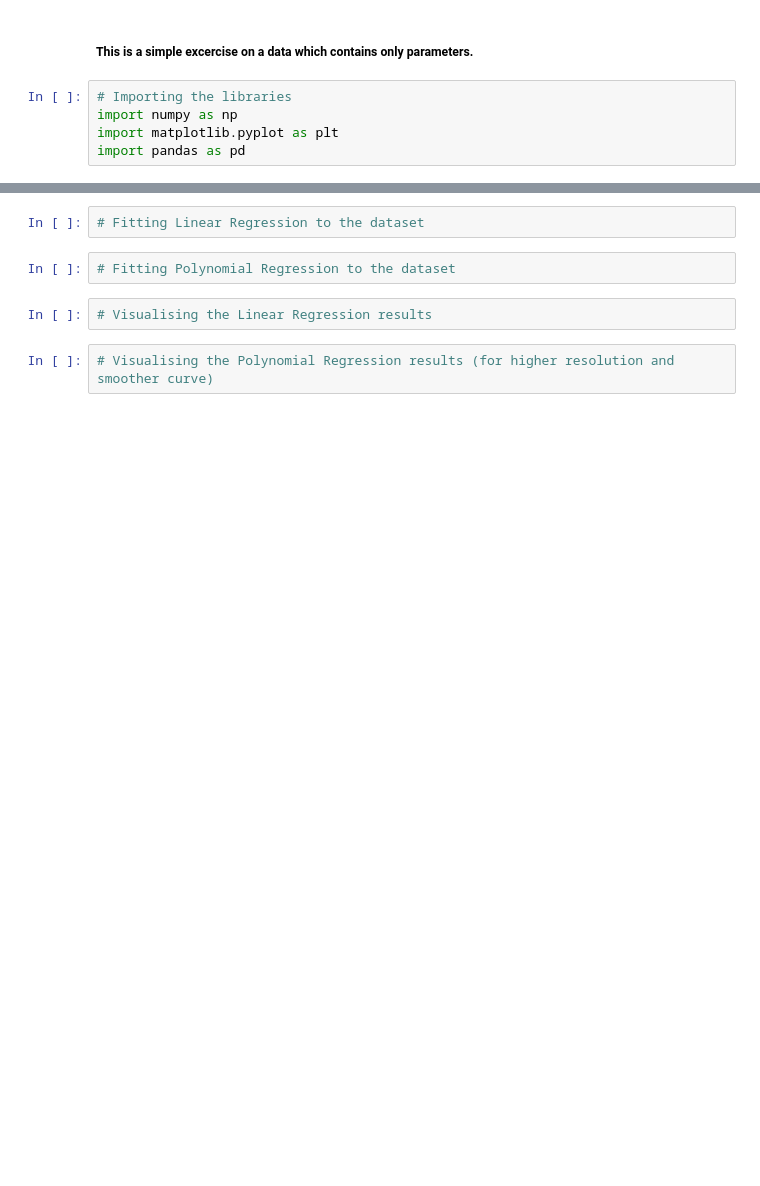
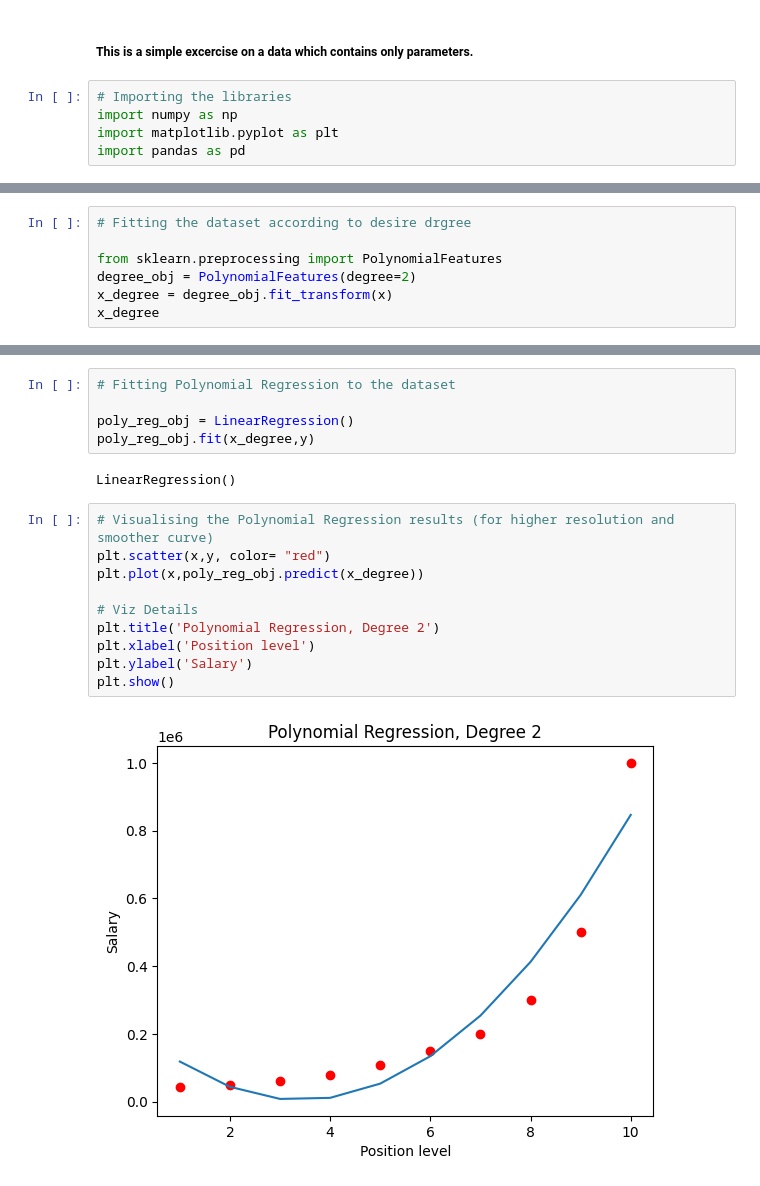
Before and after one commit to Manash-git/ML-Learn, a Jupyter notebook: polynomial_regr/ploynomial_regression.ipynb, the cells around one changed output, grey strips where cells are left out. Drawn from its saved outputs; the diff is of its cells as text; blank space fills up the shorter version.

```diff
--- a/polynomial_regr/ploynomial_regression.ipynb
+++ b/polynomial_regr/ploynomial_regression.ipynb
@@ -9,0 +75,7 @@ import pandas as pd
+# %%
+# Fitting the dataset according to desire drgree
+
+from sklearn.preprocessing import PolynomialFeatures
+degree_obj = PolynomialFeatures(degree=2)
+x_degree = degree_obj.fit_transform(x)
+x_degree
@@ -10,8 +93,19 @@ import pandas as pd
 # %%
-# Fitting Linear Regression to the dataset
+# Fitting Polynomial Regression to the dataset
+
+poly_reg_obj = LinearRegression()
+poly_reg_obj.fit(x_degree,y)
+# %% [output]
+LinearRegression()
-# %%
-# Fitting Polynomial Regression to the dataset
-# %%
-# Visualising the Linear Regression results
 # %%
 # Visualising the Polynomial Regression results (for higher resolution and smoother curve)
+plt.scatter(x,y, color= "red")
+plt.plot(x,poly_reg_obj.predict(x_degree))
+
+# Viz Details
+plt.title('Polynomial Regression, Degree 2')
+plt.xlabel('Position level')
+plt.ylabel('Salary')
+plt.show()
+# %% [output]
+[figure, added]
```
Also changed, not shown: parts of 12 cells of this notebook.
